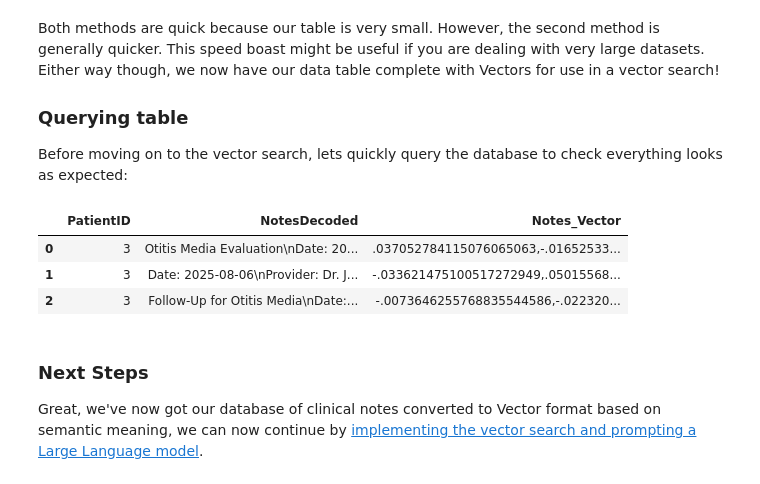
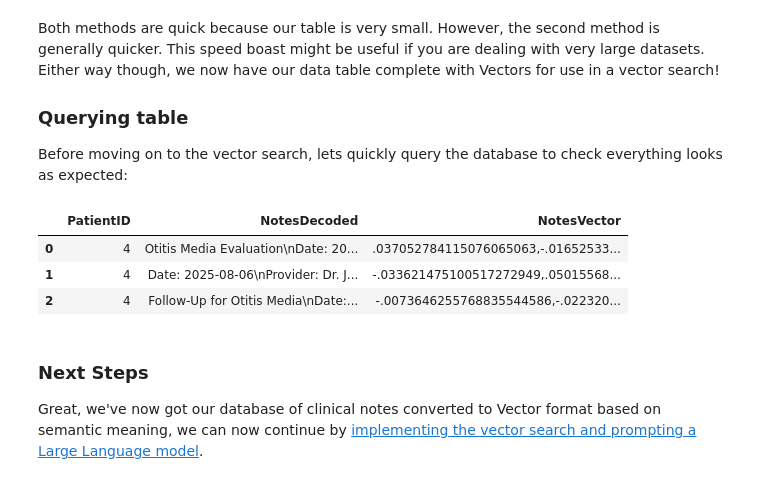
Before and after one commit to gabriel-ing/FHIR-AI-Hackathon-Kit, a Jupyter notebook: Tutorial/2-Creating-Vector-DB.ipynb, the cells around one changed output. Saved outputs shown, nothing was run; the diff lists cells and outputs as text; code cells hidden in the pictures.

Commit message:
Tidied tutorials and re-ran cells in clean environment to remove random warnings.

```diff
--- a/Tutorial/2-Creating-Vector-DB.ipynb
+++ b/Tutorial/2-Creating-Vector-DB.ipynb
@@ -5,6 +5,4 @@ Before creating our vector search, we need to create a database of vectors. Note
 # %%
-# Create iris cursor
-# The code for this is hidden in the file Utils.get_iris_connection
-# Its shown in the previous tutorial
-from Utils.get_iris_connection import get_cursor
-cursor = get_cursor()
+import iris
+conn = iris.connect("localhost", 32782, "DEMO", "_SYSTEM", "ISCDEMO")
+cursor = conn.cursor()
@@ -197,14 +190,14 @@ Before moving on to the vector search, lets quickly query the database to check
 # %%
 sql_query  = f"Select TOP 3 * FROM {table_name}"
 cursor.execute(sql_query)
 results = cursor.fetchall()
-results_df = pd.DataFrame(results, columns= ["PatientID","NotesDecoded", "Notes_Vector"]  )
+results_df = pd.DataFrame(results, columns= ["PatientID","NotesDecoded", "NotesVector"]  )
 results_df.head()
 # %% [output]
-|  | PatientID | NotesDecoded | Notes_Vector |
-| 0 | 3 | Otitis Media Evaluation\nDate: 20... | .037052784115076065063,-.01652533... |
-| 1 | 3 | Date: 2025-08-06\nProvider: Dr. J... | -.033621475100517272949,.05015568... |
-| 2 | 3 | Follow-Up for Otitis Media\nDate:... | -.0073646255768835544586,-.022320... |
+|  | PatientID | NotesDecoded | NotesVector |
+| 0 | 4 | Otitis Media Evaluation\nDate: 20... | .037052784115076065063,-.01652533... |
+| 1 | 4 | Date: 2025-08-06\nProvider: Dr. J... | -.033621475100517272949,.05015568... |
+| 2 | 4 | Follow-Up for Otitis Media\nDate:... | -.0073646255768835544586,-.022320... |
 # %% [markdown]
 ### Next Steps
 
```
Also changed, not shown: parts of 15 cells of this notebook, 1 other file.
